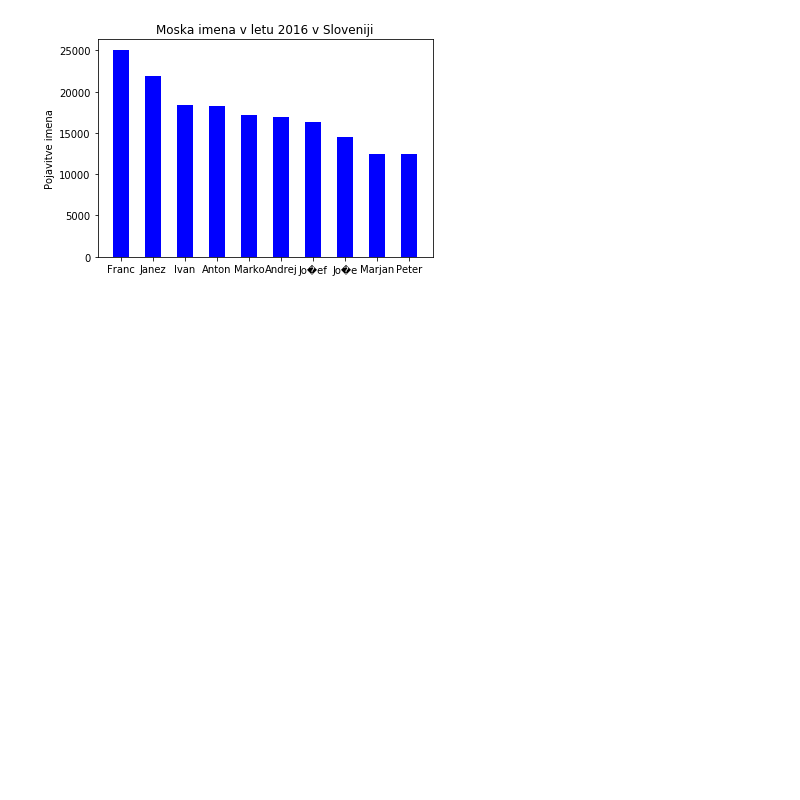
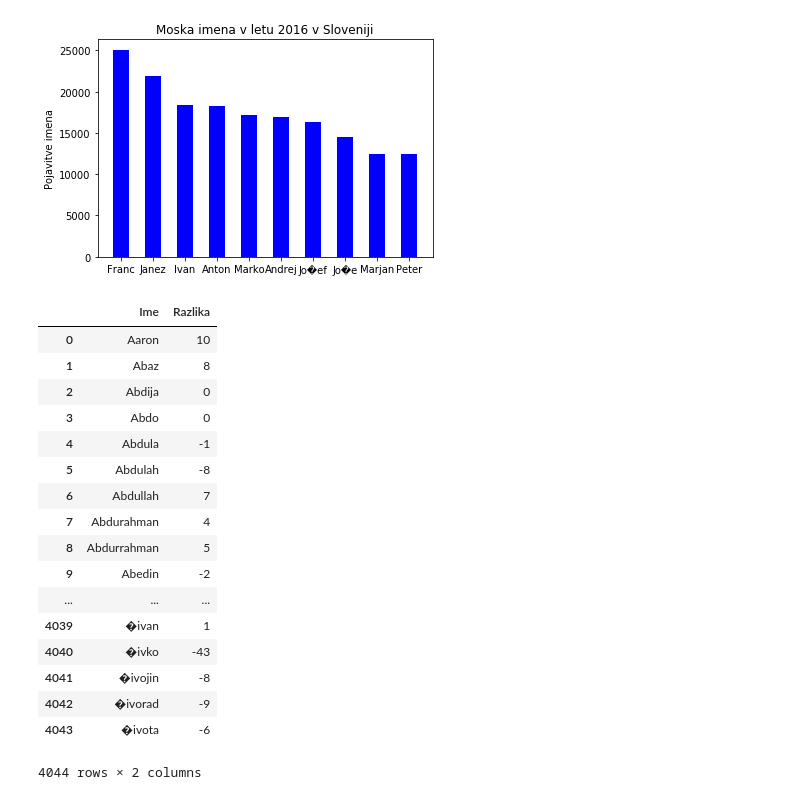
Before and after one commit to RokKos/DataAnalysis, a Jupyter notebook: NamesInSLovenia.ipynb, the cells around one changed output. Drawn from its saved outputs; the diff is of its cells as text; code cells hidden in the pictures; blank space fills up the shorter version.

```diff
--- a/NamesInSLovenia.ipynb
+++ b/NamesInSLovenia.ipynb
@@ -60,0 +72,23 @@ plt.show()
+# %%
+# Putting together data
+diff_data = pd.DataFrame(data={'Ime': data['Ime'], 'Razlika': diff}, index=None, columns=None, dtype=None, copy=False)
+diff_data
+# %% [output]
+|  | Ime | Razlika |
+| 0 | Aaron | 10 |
+| 1 | Abaz | 8 |
+| 2 | Abdija | 0 |
+| 3 | Abdo | 0 |
+| 4 | Abdula | -1 |
+| 5 | Abdulah | -8 |
+| 6 | Abdullah | 7 |
+| 7 | Abdurahman | 4 |
+| 8 | Abdurrahman | 5 |
+| 9 | Abedin | -2 |
+| ... | ... | ... |
+| 4039 | �ivan | 1 |
+| 4040 | �ivko | -43 |
+| 4041 | �ivojin | -8 |
+| 4042 | �ivorad | -9 |
+| 4043 | �ivota | -6 |
+4044 rows × 2 columns
```
Also changed, not shown: parts of 6 cells of this notebook.
